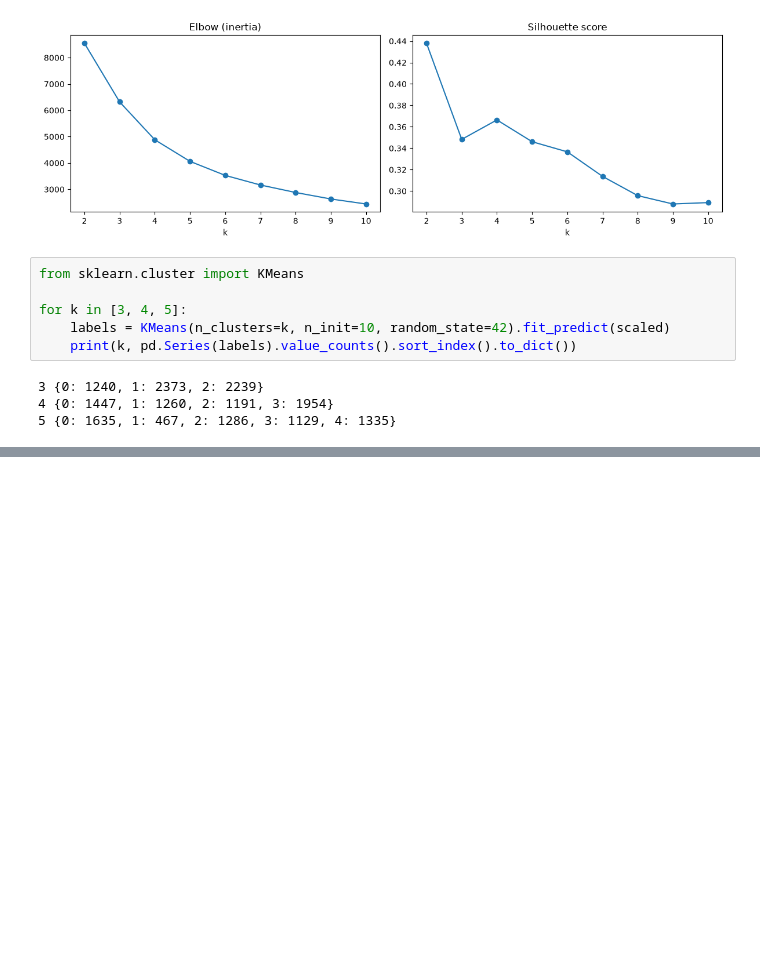
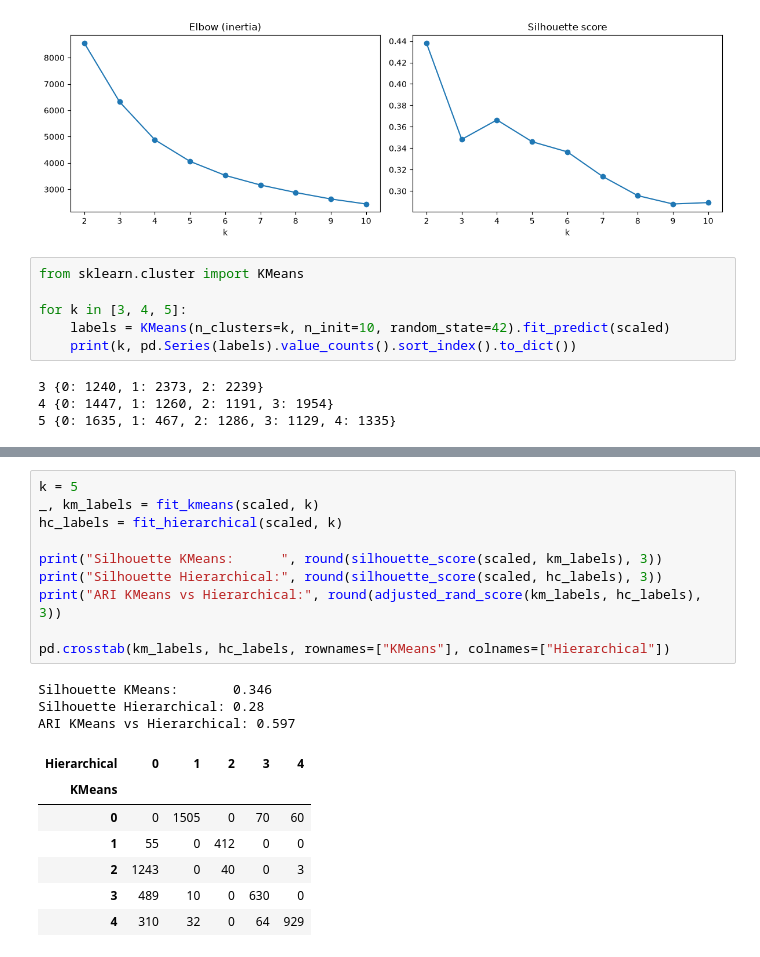
Before and after one commit to Dua-Gashi/online-retail-customer-analytics, a Jupyter notebook: notebooks/02_segmentation.ipynb, the cells around one changed output, grey strips where cells are left out. Drawn from its saved outputs; the diff is of its cells as text; blank space fills up the shorter version.

```diff
--- a/notebooks/02_segmentation.ipynb
+++ b/notebooks/02_segmentation.ipynb
@@ -153,0 +237,21 @@ for k in [3, 4, 5]:
+# %%
+k = 5
+_, km_labels = fit_kmeans(scaled, k)
+hc_labels = fit_hierarchical(scaled, k)
+
+print("Silhouette KMeans:      ", round(silhouette_score(scaled, km_labels), 3))
+print("Silhouette Hierarchical:", round(silhouette_score(scaled, hc_labels), 3))
+print("ARI KMeans vs Hierarchical:", round(adjusted_rand_score(km_labels, hc_labels), 3))
+
+pd.crosstab(km_labels, hc_labels, rownames=["KMeans"], colnames=["Hierarchical"])
+# %% [output]
+Silhouette KMeans:       0.346
+Silhouette Hierarchical: 0.28
+ARI KMeans vs Hierarchical: 0.597
+| Hierarchical | 0 | 1 | 2 | 3 | 4 |
+| KMeans |  |  |  |  |  |
+| 0 | 0 | 1505 | 0 | 70 | 60 |
+| 1 | 55 | 0 | 412 | 0 | 0 |
+| 2 | 1243 | 0 | 40 | 0 | 3 |
+| 3 | 489 | 10 | 0 | 630 | 0 |
+| 4 | 310 | 32 | 0 | 64 | 929 |
```
Also changed, not shown: parts of 6 cells of this notebook, 1 other file.
